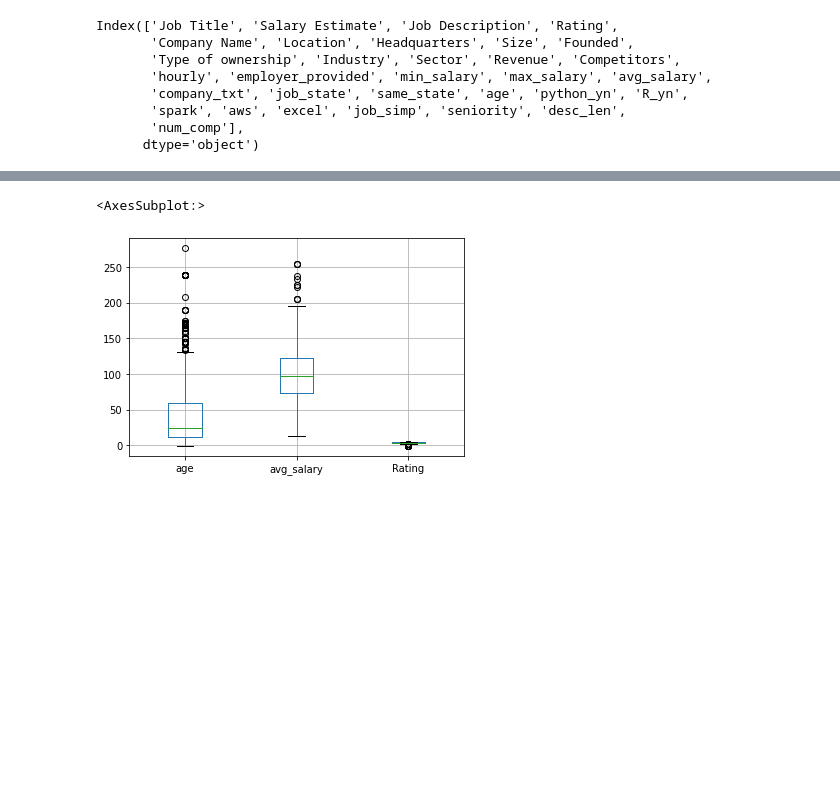
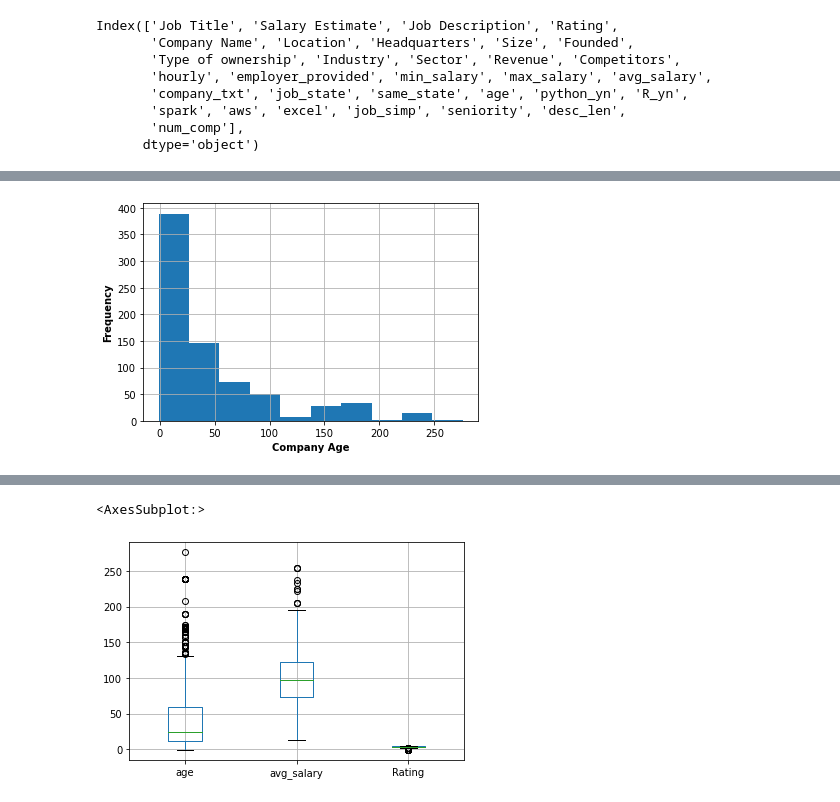
Before and after one commit to VTomar88/SalaryPredictions, a Jupyter notebook: main_analysis.ipynb, the cells around one changed output, grey strips where cells are left out. Drawn from its saved outputs; the diff is of its cells as text; code cells hidden in the pictures; blank space fills up the shorter version.

```diff
--- a/main_analysis.ipynb
+++ b/main_analysis.ipynb
@@ -225,0 +208,7 @@ df.desc_len.hist()
+# %%
+df.age.hist()
+plt.xlabel('Company Age', fontweight='bold')
+plt.ylabel('Frequency', fontweight='bold')
+plt.show()
+# %% [output]
+[figure, added]
```
Also changed, not shown: parts of 9 cells of this notebook, 4 other files.
